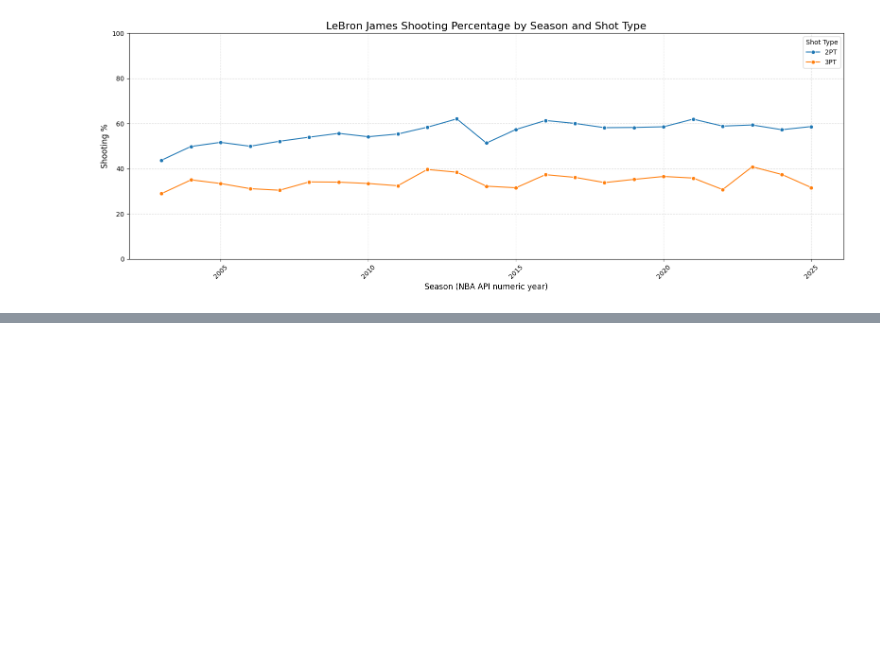
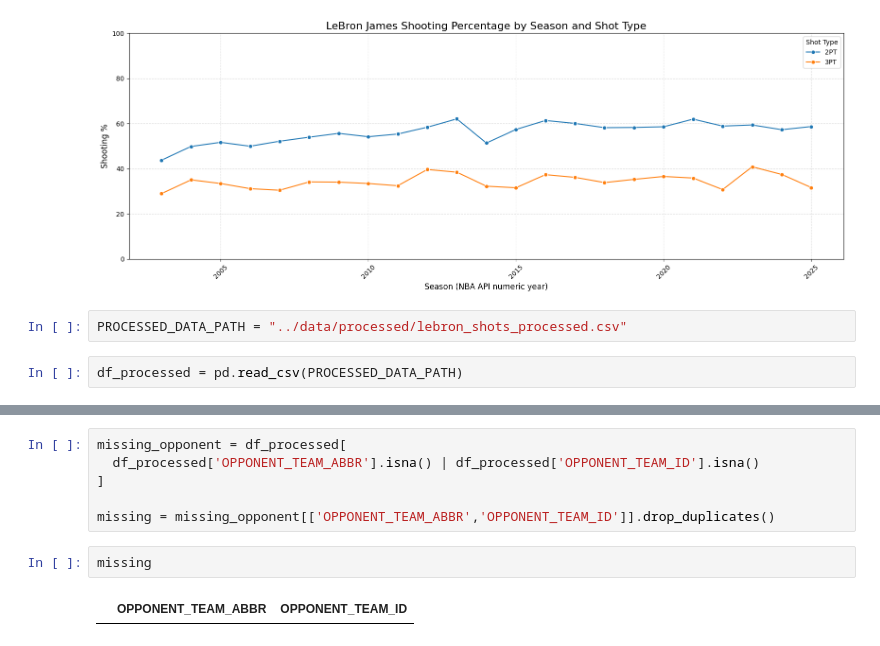
Before and after one commit to ashim1412/lebron-shot-analysis, a Jupyter notebook: notebooks/EDA.ipynb, the cells around one changed output, grey strips where cells are left out. Drawn from its saved outputs; the diff is of its cells as text; blank space fills up the shorter version.

Commit message:
Fixed team mapping, removed duplicated entries, validated historical teams in that period, loaded prcessed data to dw, ready for analysis stage

```diff
--- a/notebooks/EDA.ipynb
+++ b/notebooks/EDA.ipynb
@@ -217,3 +217,7 @@ plt.tight_layout()
 plt.show()
 # %% [output]
 [figure]
+# %%
+PROCESSED_DATA_PATH = "../data/processed/lebron_shots_processed.csv"
+# %%
+df_processed = pd.read_csv(PROCESSED_DATA_PATH)
@@ -219,0 +234,10 @@ plt.show()
+# %%
+missing_opponent = df_processed[
+  df_processed['OPPONENT_TEAM_ABBR'].isna() | df_processed['OPPONENT_TEAM_ID'].isna()
+]
+
+missing = missing_opponent[['OPPONENT_TEAM_ABBR','OPPONENT_TEAM_ID']].drop_duplicates()
+# %%
+missing
+# %% [output]
+|  | OPPONENT_TEAM_ABBR | OPPONENT_TEAM_ID |
```
Also changed, not shown: parts of 1 cell of this notebook, 8 other files.
